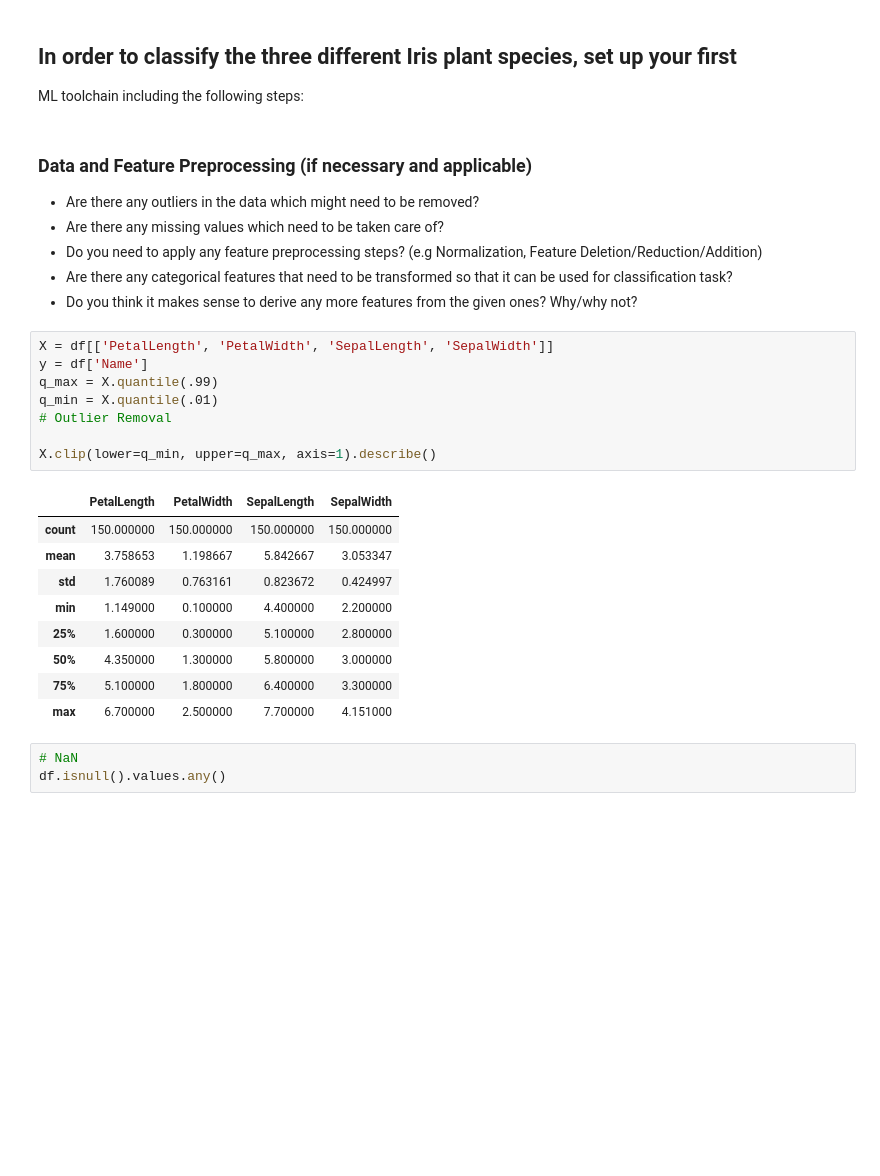
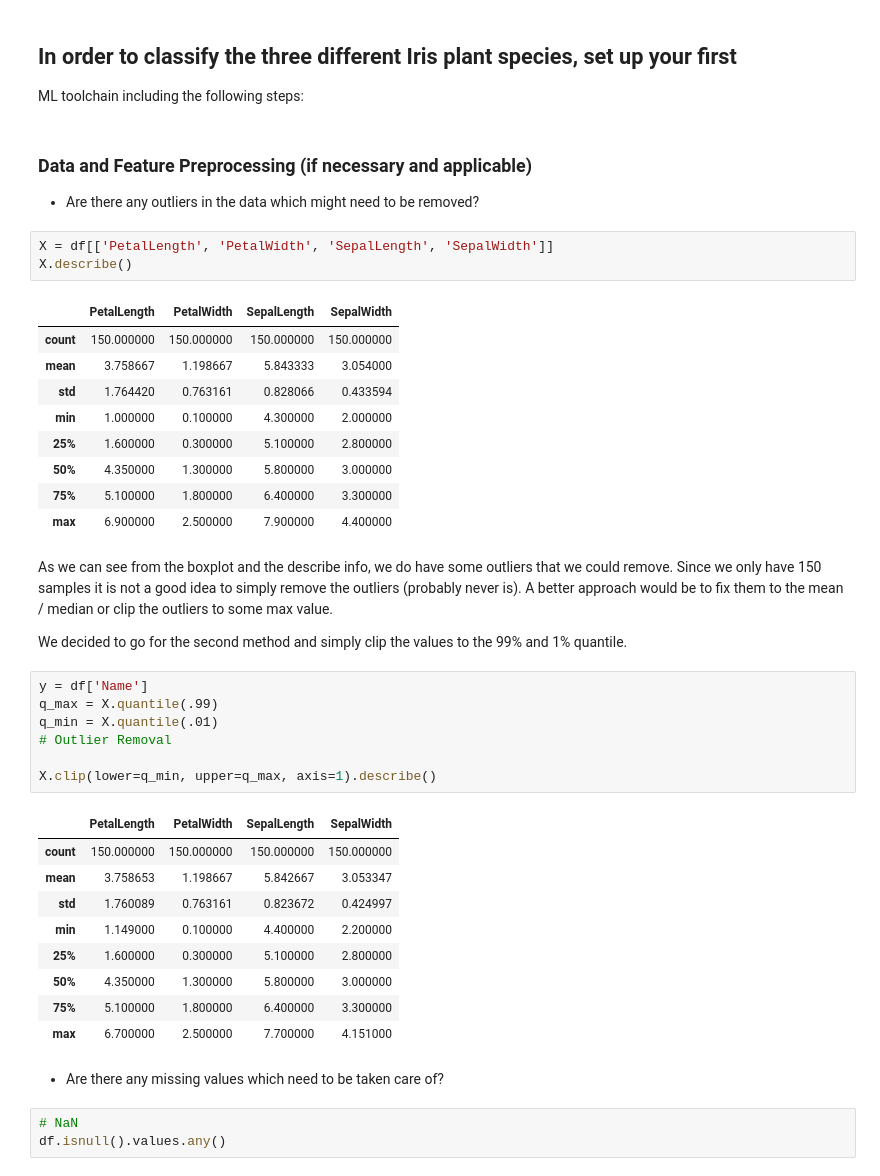
Before and after one commit to fweingartshofer/mc-ml, a Jupyter notebook: e02/iris.ipynb, the cells around one changed output. Cells and saved outputs as stored; diff of their text form; blank space fills up the shorter version.

```diff
--- a/e02/iris.ipynb
+++ b/e02/iris.ipynb
@@ -60,15 +62,27 @@ SepalLength and SepalWidth are not ideal to distinguish between flowers, since t
 # %% [markdown]
 ## In order to classify the three different Iris plant species, set up your first
 ML toolchain including the following steps:
-# %% [markdown]
-### Data and Feature Preprocessing (if necessary and applicable)
-* Are there any outliers in the data which might need to be removed?
-* Are there any missing values which need to be taken care of?
-* Do you need to apply any feature preprocessing steps? (e.g Normalization, Feature Deletion/Reduction/Addition)
-* Are there any categorical features that need to be transformed so that it can be used for classification task?
-* Do you think it makes sense to derive any more features from the given ones? Why/why not?
+# %% [markdown]
+### Data and Feature Preprocessing (if necessary and applicable)
+* Are there any outliers in the data which might need to be removed?
+# %%
+X = df[['PetalLength', 'PetalWidth', 'SepalLength', 'SepalWidth']]
+X.describe()
+# %% [output]
+|  | PetalLength | PetalWidth | SepalLength | SepalWidth |
+| count | 150.000000 | 150.000000 | 150.000000 | 150.000000 |
+| mean | 3.758667 | 1.198667 | 5.843333 | 3.054000 |
+| std | 1.764420 | 0.763161 | 0.828066 | 0.433594 |
+| min | 1.000000 | 0.100000 | 4.300000 | 2.000000 |
+| 25% | 1.600000 | 0.300000 | 5.100000 | 2.800000 |
+| 50% | 4.350000 | 1.300000 | 5.800000 | 3.000000 |
+| 75% | 5.100000 | 1.800000 | 6.400000 | 3.300000 |
+| max | 6.900000 | 2.500000 | 7.900000 | 4.400000 |
+# %% [markdown]
+As we can see from the boxplot and the describe info, we do have some outliers that we could remove. Since we only have 150 samples it is not a good idea to simply remove the outliers (probably never is). A better approach would be to fix them to the mean / median or clip the outliers to some max value.
+
+We decided to go for the second method and simply clip the values to the 99% and 1% quantile.
 # %%
-X = df[['PetalLength', 'PetalWidth', 'SepalLength', 'SepalWidth']]
 y = df['Name']
 q_max = X.quantile(.99)
 q_min = X.quantile(.01)
@@ -85,6 +99,8 @@ X.clip(lower=q_min, upper=q_max, axis=1).describe()
 | 50% | 4.350000 | 1.300000 | 5.800000 | 3.000000 |
 | 75% | 5.100000 | 1.800000 | 6.400000 | 3.300000 |
 | max | 6.700000 | 2.500000 | 7.700000 | 4.151000 |
+# %% [markdown]
+* Are there any missing values which need to be taken care of?
 # %%
 # NaN
 df.isnull().values.any()
```
Also changed, not shown: parts of 17 cells of this notebook.
